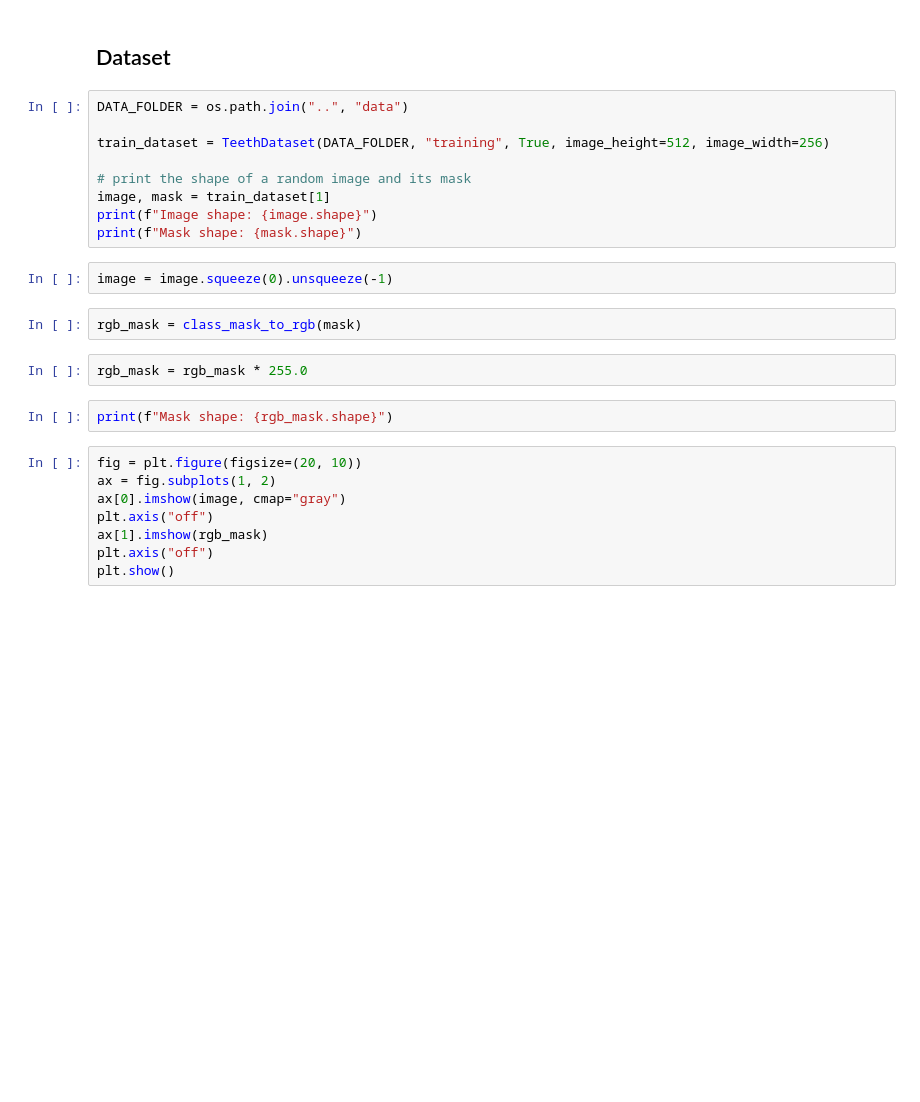
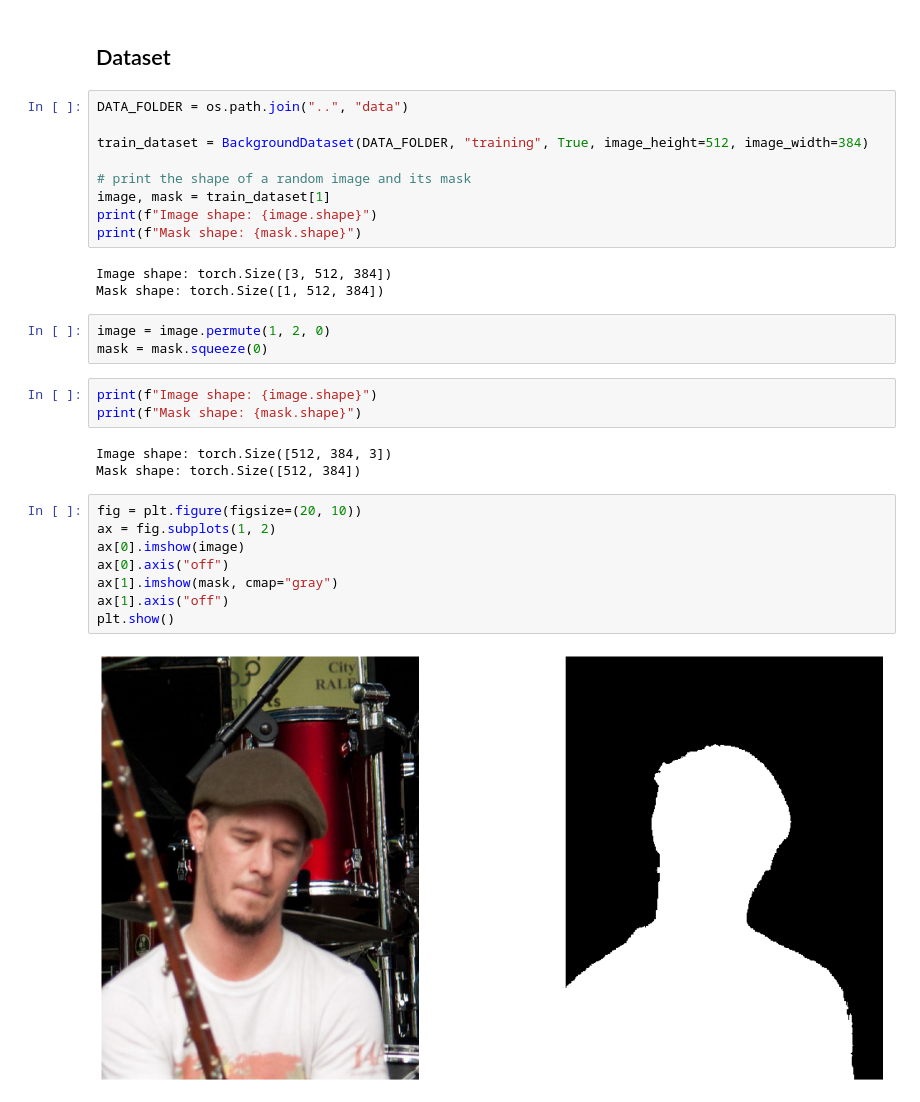
Before and after one commit to aaronespasa/background-segmentation, a Jupyter notebook: insights/data.ipynb, the cells around one changed output. Saved outputs shown, nothing was run; the diff lists cells and outputs as text; blank space fills up the shorter version.

Commit message:
[UP] Adapting the dataset for background segmentation

```diff
--- a/insights/data.ipynb
+++ b/insights/data.ipynb
@@ -32,25 +39,31 @@ print(f"Mask shape: {mask.shape}")
 # %%
 DATA_FOLDER = os.path.join("..", "data")
 
-train_dataset = TeethDataset(DATA_FOLDER, "training", True, image_height=512, image_width=256)
+train_dataset = BackgroundDataset(DATA_FOLDER, "training", True, image_height=512, image_width=384)
 
 # print the shape of a random image and its mask
 image, mask = train_dataset[1]
 print(f"Image shape: {image.shape}")
 print(f"Mask shape: {mask.shape}")
+# %% [output]
+Image shape: torch.Size([3, 512, 384])
+Mask shape: torch.Size([1, 512, 384])
 # %%
-image = image.squeeze(0).unsqueeze(-1)
+image = image.permute(1, 2, 0)
+mask = mask.squeeze(0)
-# %%
-rgb_mask = class_mask_to_rgb(mask)
-# %%
-rgb_mask = rgb_mask * 255.0
 # %%
-print(f"Mask shape: {rgb_mask.shape}")
+print(f"Image shape: {image.shape}")
+print(f"Mask shape: {mask.shape}")
+# %% [output]
+Image shape: torch.Size([512, 384, 3])
+Mask shape: torch.Size([512, 384])
 # %%
 fig = plt.figure(figsize=(20, 10))
 ax = fig.subplots(1, 2)
-ax[0].imshow(image, cmap="gray")
-plt.axis("off")
-ax[1].imshow(rgb_mask)
-plt.axis("off")
+ax[0].imshow(image)
+ax[0].axis("off")
+ax[1].imshow(mask, cmap="gray")
+ax[1].axis("off")
 plt.show()
+# %% [output]
+[figure, added]
```
Also changed, not shown: parts of 4 cells of this notebook, 4 other files.
